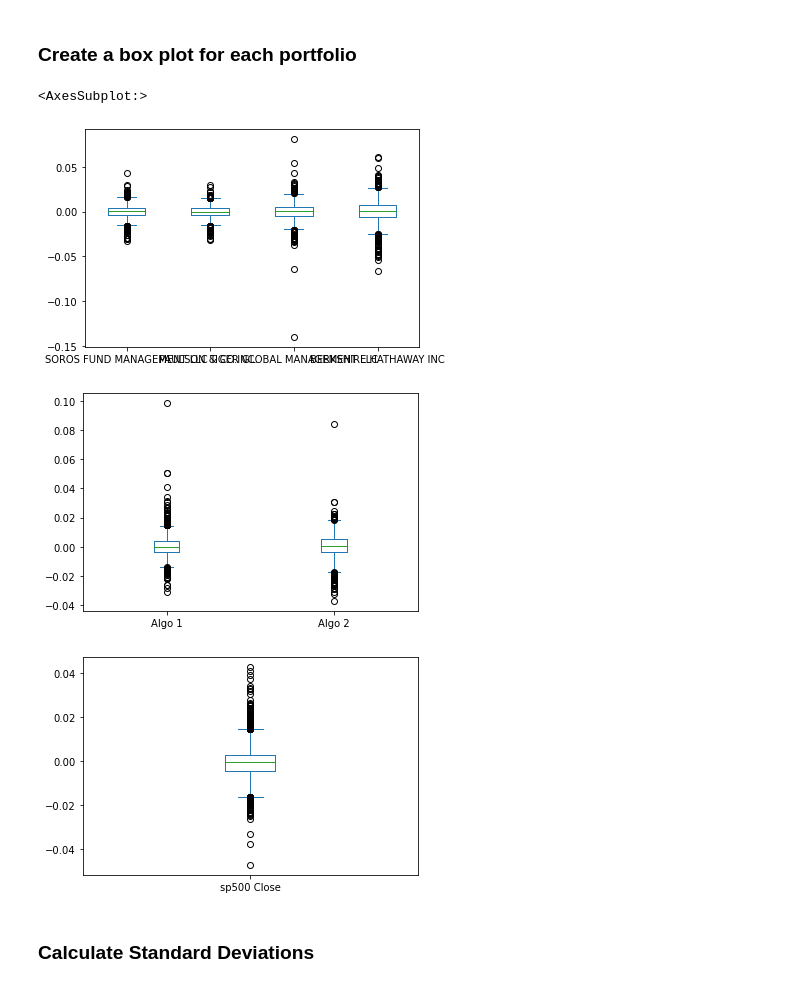
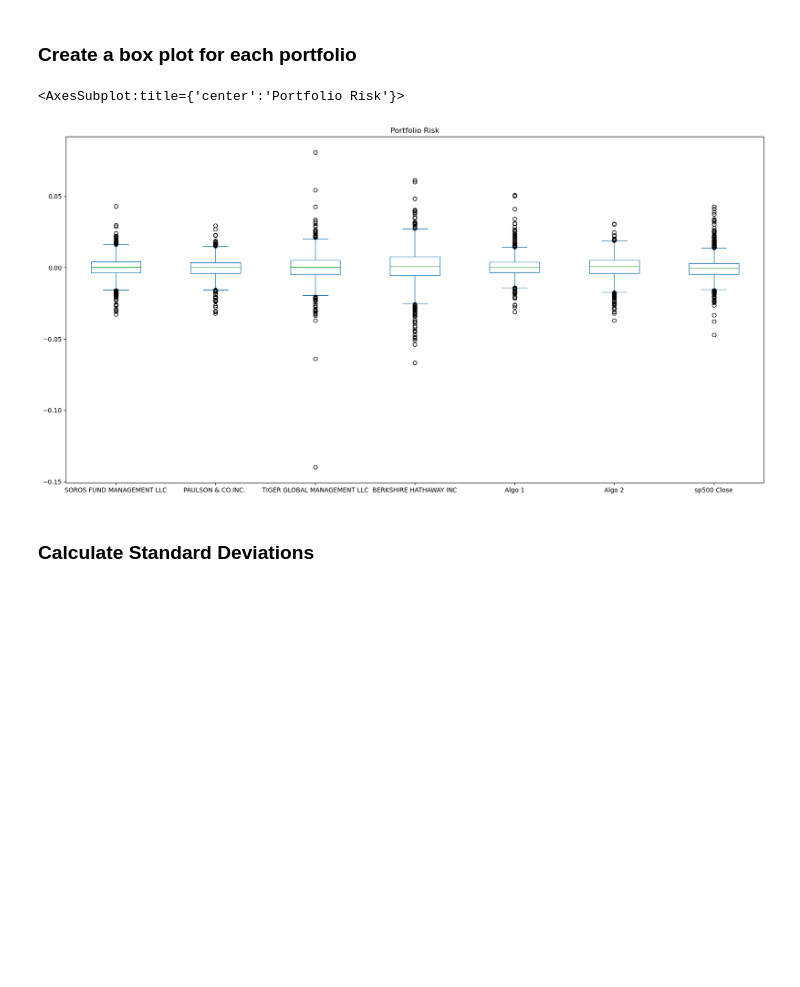
Before and after one commit to ALPHAINFINITETEAM/Pandas-Homework, a Jupyter notebook: Starter_Code/whale_analysis_HW.ipynb, the cells around one changed output. Drawn from its saved outputs; the diff is of its cells as text; code cells hidden in the pictures; blank space fills up the shorter version.

Commit message:
whale_analysis

```diff
--- a/Starter_Code/whale_analysis_HW.ipynb
+++ b/Starter_Code/whale_analysis_HW.ipynb
@@ -327,14 +326,10 @@ Determine the _risk_ of each portfolio:
 ### Create a box plot for each portfolio
 # %%
 # Box plot to visually show risk
-whale_returns.plot.box()
-algo_returns.plot.box()
-sp500_returns.plot.box()
+combined_portfolio.plot.box(figsize=(20, 10), title="Portfolio Risk")
 # %% [output]
-<AxesSubplot:>
+<AxesSubplot:title={'center':'Portfolio Risk'}>
-[figure, old version]
+[figure, new version]
-[figure, removed]
-[figure, removed]
 # %% [markdown]
 ### Calculate Standard Deviations
 # %%
```
Also changed, not shown: parts of 30 cells of this notebook.
